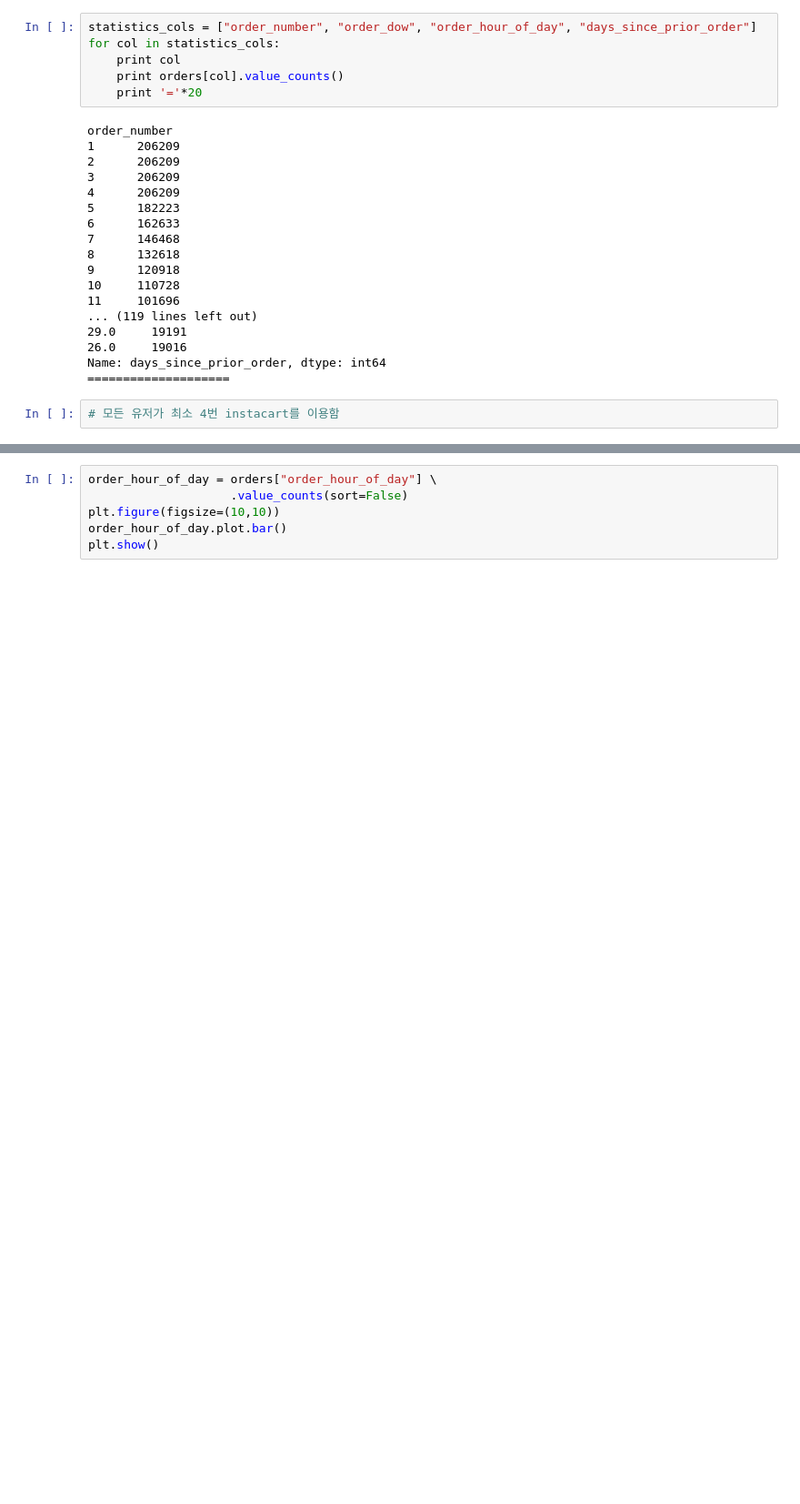
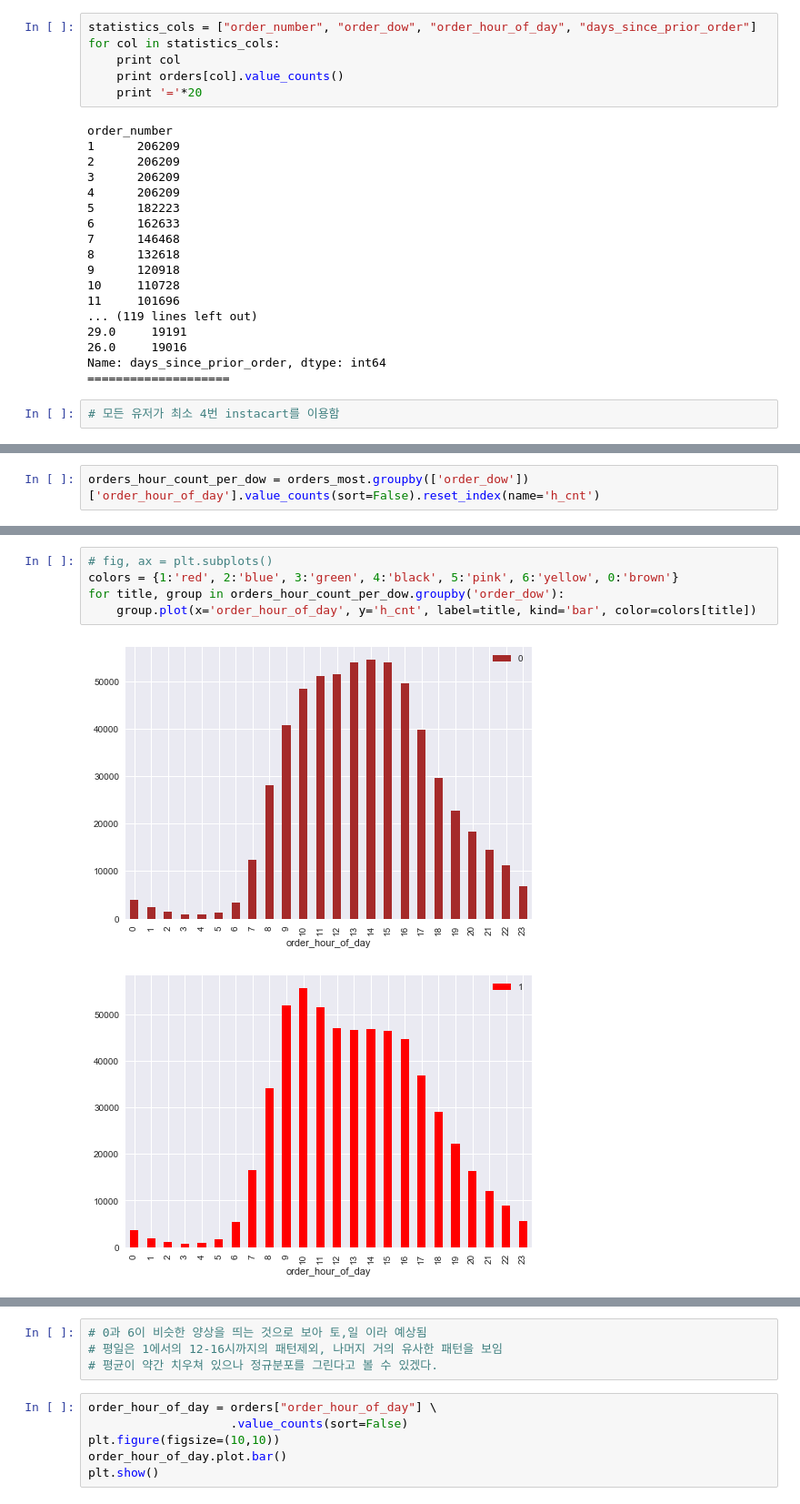
Before and after one commit to kuosamo/Instacart, a Jupyter notebook: Analysis/Data_Analysis_of_Instacart.ipynb, the cells around one changed output, grey strips where cells are left out. Shown: that part at 91% size. Cells and saved outputs as stored; diff of their text form; blank space fills up the shorter version.

```diff
--- a/Analysis/Data_Analysis_of_Instacart.ipynb
+++ b/Analysis/Data_Analysis_of_Instacart.ipynb
@@ -217,0 +186,2 @@ plt.show()
+# %%
+orders_hour_count_per_dow = orders_most.groupby(['order_dow'])['order_hour_of_day'].value_counts(sort=False).reset_index(name='h_cnt')
@@ -217,0 +200,8 @@ plt.show()
+# %%
+# fig, ax = plt.subplots()
+colors = {1:'red', 2:'blue', 3:'green', 4:'black', 5:'pink', 6:'yellow', 0:'brown'}
+for title, group in orders_hour_count_per_dow.groupby('order_dow'):
+    group.plot(x='order_hour_of_day', y='h_cnt', label=title, kind='bar', color=colors[title])
+# %% [output]
+[figure, added]
+[figure, added]
@@ -218,3 +213,7 @@ plt.show()
+# %%
+# 0과 6이 비슷한 양상을 띄는 것으로 보아 토,일 이라 예상됨
+# 평일은 1에서의 12-16시까지의 패턴제외, 나머지 거의 유사한 패턴을 보임
+# 평균이 약간 치우쳐 있으나 정규분포를 그린다고 볼 수 있겠다.
 # %%
 order_hour_of_day = orders["order_hour_of_day"] \
                     .value_counts(sort=False)
```
Also changed, not shown: parts of 33 cells of this notebook.
